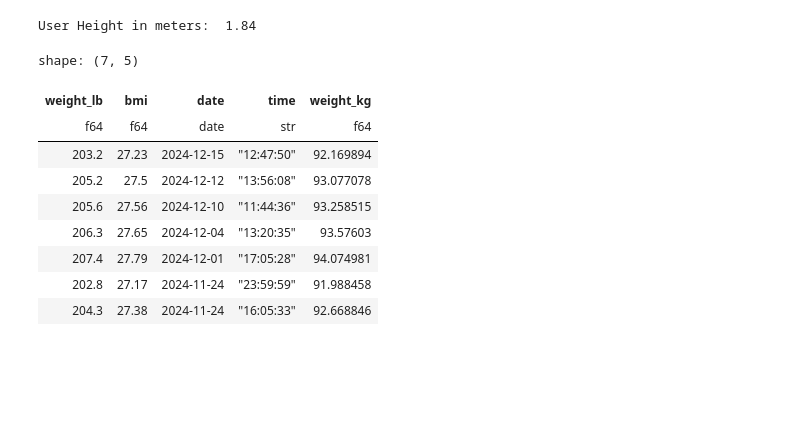
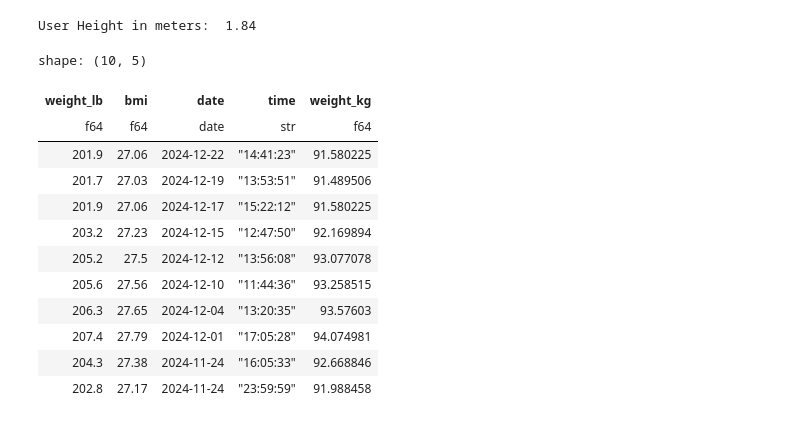
Before and after one commit to roman91DE/fitbitData, a Jupyter notebook: src/main.ipynb, the cells around one changed output. Saved outputs shown, nothing was run; the diff lists cells and outputs as text; code cells hidden in the pictures; blank space fills up the shorter version.

```diff
--- a/src/main.ipynb
+++ b/src/main.ipynb
@@ -312,32 +312,36 @@ User Height in meters:  1.84
 # %%
 weight_data = list(
     filter(
         lambda s: "weight" in str(s.parts[-1]), data_collection["Global Export Data"]
     )
 )
 buf: list[pd.DataFrame] = []
 
 for file in weight_data:
     buf.append(pd.read_json(file).drop(columns=["logId", "source"]))
 
 weight_df = pl.DataFrame(
-    pd.concat(buf).sort_values(by=["date", "time"], ascending=False)
-)
+    pd.concat(buf)
+).sort(by="date", descending=True)
+
 weight_df = weight_df.rename({"weight": "weight_lb"})
 weight_df = weight_df.with_columns((pl.col("weight_lb") * 0.453592).alias("weight_kg"))
 weight_df = weight_df.with_columns(pl.col("date").dt.date())
 weight_df
 # %% [output]
-shape: (7, 5)
+shape: (10, 5)
 | weight_lb | bmi | date | time | weight_kg |
 | f64 | f64 | date | str | f64 |
+| 201.9 | 27.06 | 2024-12-22 | "14:41:23" | 91.580225 |
+| 201.7 | 27.03 | 2024-12-19 | "13:53:51" | 91.489506 |
+| 201.9 | 27.06 | 2024-12-17 | "15:22:12" | 91.580225 |
 | 203.2 | 27.23 | 2024-12-15 | "12:47:50" | 92.169894 |
 | 205.2 | 27.5 | 2024-12-12 | "13:56:08" | 93.077078 |
 | 205.6 | 27.56 | 2024-12-10 | "11:44:36" | 93.258515 |
 | 206.3 | 27.65 | 2024-12-04 | "13:20:35" | 93.57603 |
 | 207.4 | 27.79 | 2024-12-01 | "17:05:28" | 94.074981 |
+| 204.3 | 27.38 | 2024-11-24 | "16:05:33" | 92.668846 |
 | 202.8 | 27.17 | 2024-11-24 | "23:59:59" | 91.988458 |
-| 204.3 | 27.38 | 2024-11-24 | "16:05:33" | 92.668846 |
 # %%
 lib3_files = libre3data.glob("*.csv")
 
```
Also changed, not shown: parts of 11 cells of this notebook.
